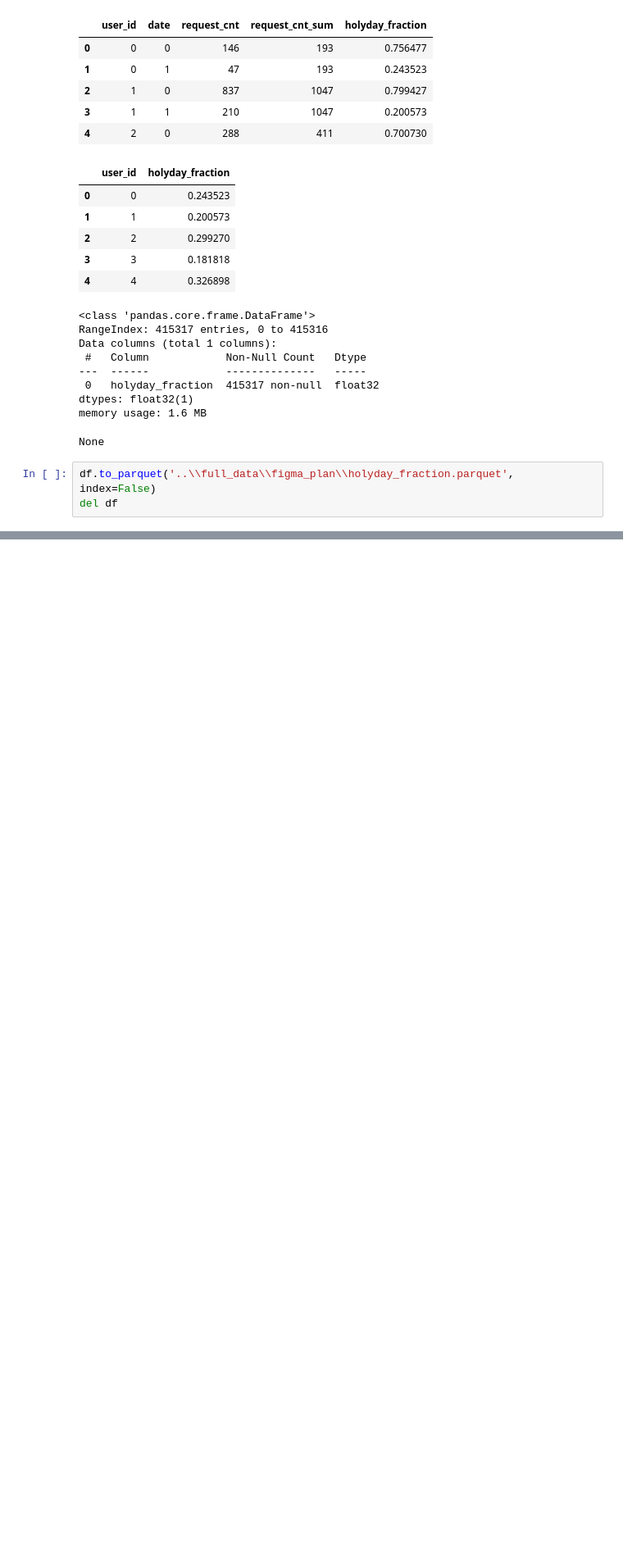
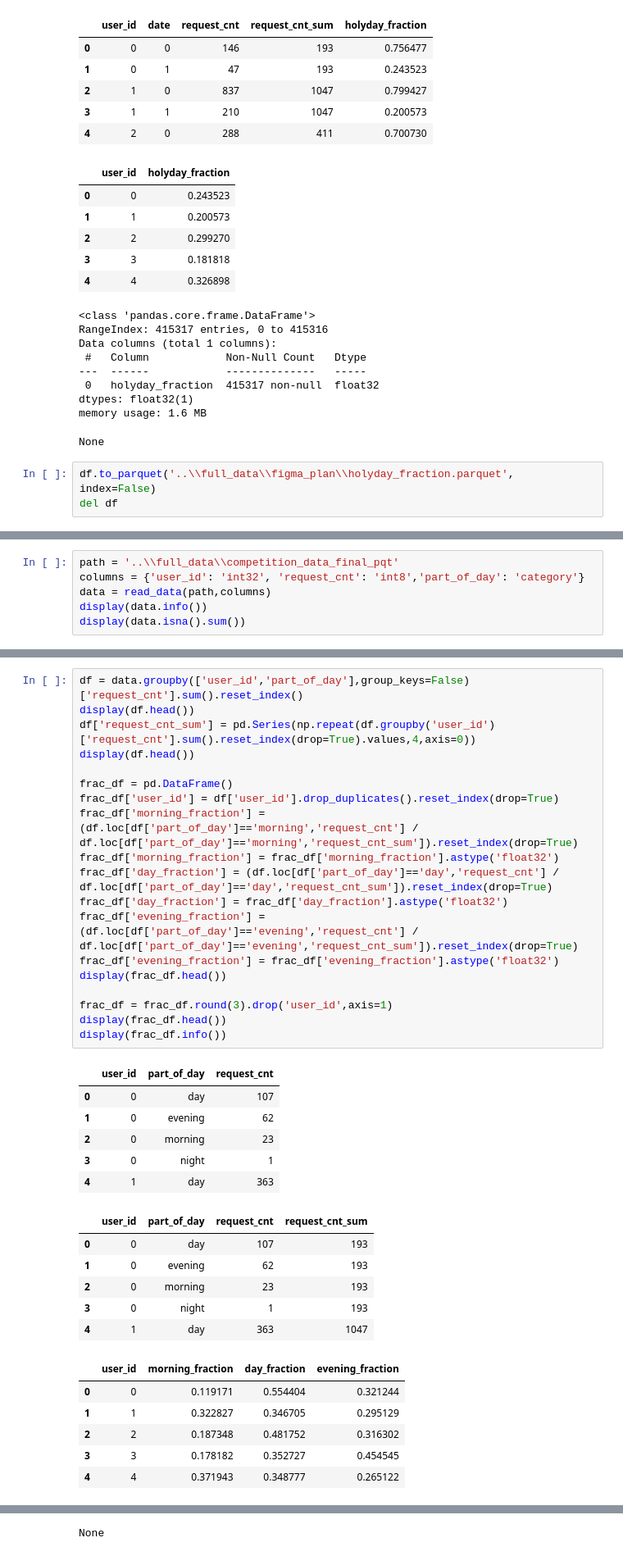
Before and after one commit to koshkidadanet/MTS-ML-CUP, a Jupyter notebook: feature_eng.ipynb, the cells around one changed output, grey strips where cells are left out. Shown at 82% size. Saved outputs shown, nothing was run; the diff lists cells and outputs as text; blank space fills up the shorter version.

Commit message:
part_of_day fraction

```diff
--- a/feature_eng.ipynb
+++ b/feature_eng.ipynb
@@ -909,0 +912,6 @@ del df
+# %%
+path = '..\\full_data\\competition_data_final_pqt'
+columns = {'user_id': 'int32', 'request_cnt': 'int8','part_of_day': 'category'}
+data = read_data(path,columns)
+display(data.info())
+display(data.isna().sum())
@@ -909,0 +934,38 @@ del df
+# %%
+df = data.groupby(['user_id','part_of_day'],group_keys=False)['request_cnt'].sum().reset_index()
+display(df.head())
+df['request_cnt_sum'] = pd.Series(np.repeat(df.groupby('user_id')['request_cnt'].sum().reset_index(drop=True).values,4,axis=0))
+display(df.head())
+
+frac_df = pd.DataFrame()
+frac_df['user_id'] = df['user_id'].drop_duplicates().reset_index(drop=True)
+frac_df['morning_fraction'] = (df.loc[df['part_of_day']=='morning','request_cnt'] / df.loc[df['part_of_day']=='morning','request_cnt_sum']).reset_index(drop=True)
+frac_df['morning_fraction'] = frac_df['morning_fraction'].astype('float32')
+frac_df['day_fraction'] = (df.loc[df['part_of_day']=='day','request_cnt'] / df.loc[df['part_of_day']=='day','request_cnt_sum']).reset_index(drop=True)
+frac_df['day_fraction'] = frac_df['day_fraction'].astype('float32')
+frac_df['evening_fraction'] = (df.loc[df['part_of_day']=='evening','request_cnt'] / df.loc[df['part_of_day']=='evening','request_cnt_sum']).reset_index(drop=True)
+frac_df['evening_fraction'] = frac_df['evening_fraction'].astype('float32')
+display(frac_df.head())
+
+frac_df = frac_df.round(3).drop('user_id',axis=1)
+display(frac_df.head())
+display(frac_df.info())
+# %% [output]
+|  | user_id | part_of_day | request_cnt |
+| 0 | 0 | day | 107 |
+| 1 | 0 | evening | 62 |
+| 2 | 0 | morning | 23 |
+| 3 | 0 | night | 1 |
+| 4 | 1 | day | 363 |
+|  | user_id | part_of_day | request_cnt | request_cnt_sum |
+| 0 | 0 | day | 107 | 193 |
+| 1 | 0 | evening | 62 | 193 |
+| 2 | 0 | morning | 23 | 193 |
+| 3 | 0 | night | 1 | 193 |
+| 4 | 1 | day | 363 | 1047 |
+|  | user_id | morning_fraction | day_fraction | evening_fraction |
+| 0 | 0 | 0.119171 | 0.554404 | 0.321244 |
+| 1 | 1 | 0.322827 | 0.346705 | 0.295129 |
+| 2 | 2 | 0.187348 | 0.481752 | 0.316302 |
+| 3 | 3 | 0.178182 | 0.352727 | 0.454545 |
+| 4 | 4 | 0.371943 | 0.348777 | 0.265122 |
@@ -909,0 +988 @@ del df
+None
```
Also changed, not shown: parts of 4 cells of this notebook.
